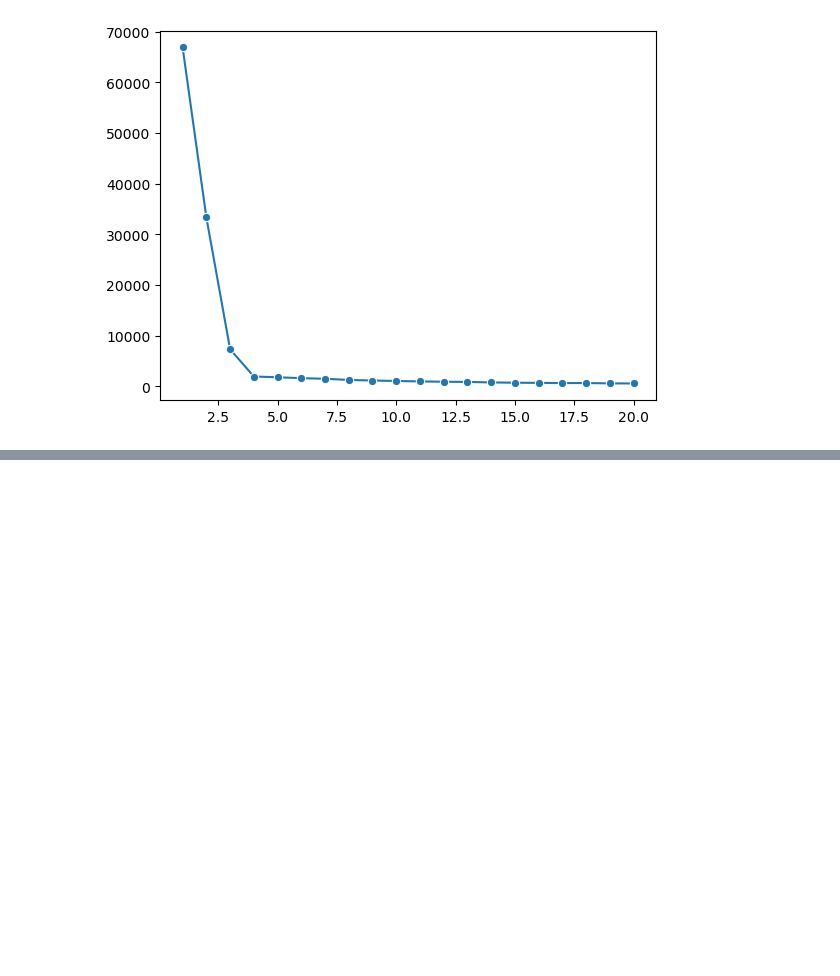
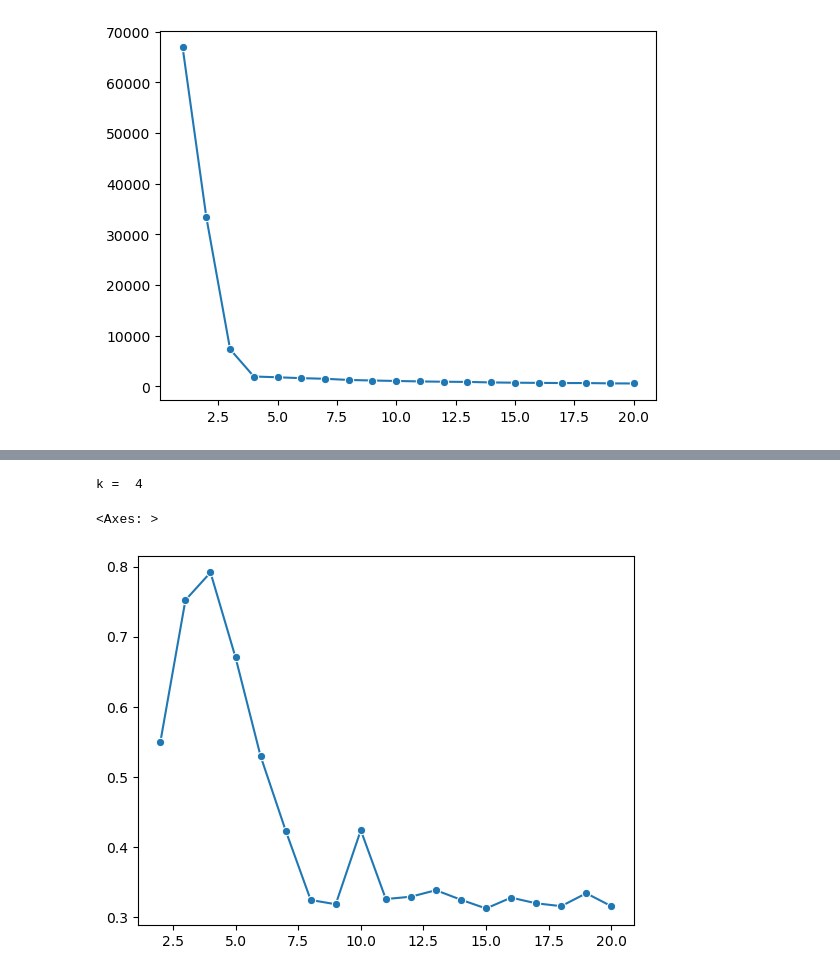
Before and after one commit to SyedMaaz786/AI_ML_Learning, a Jupyter notebook: 5-Unsupervised_Learning/01-k_means_clustering.ipynb, the cells around one changed output, grey strips where cells are left out. Saved outputs shown, nothing was run; the diff lists cells and outputs as text; code cells hidden in the pictures; blank space fills up the shorter version.

Commit message:
K Means Clustering

```diff
--- a/5-Unsupervised_Learning/01-k_means_clustering.ipynb
+++ b/5-Unsupervised_Learning/01-k_means_clustering.ipynb
@@ -52,0 +67,5 @@ sns.lineplot(x=range(1, 21), y=wcss, marker='o')  #where x=k, y=wcss
+# %%
+knee = KneeLocator(range(1,21), wcss, curve="convex", direction="decreasing")
+print("k = ", knee.elbow)
+# %% [output]
+k =  4
@@ -52,0 +76,12 @@ sns.lineplot(x=range(1, 21), y=wcss, marker='o')  #where x=k, y=wcss
+# %%
+ss=[]
+for k in range(2, 21):
+    kmeans=KMeans(n_clusters=k)
+    labels=kmeans.fit_predict(X)
+    ss.append(silhouette_score(X, labels))
+# %%
+# Plotting k v/s ss
+sns.lineplot(x=range(2,21), y=ss, marker="o")
+# %% [output]
+<Axes: >
+[figure, added]
```
Also changed, not shown: parts of 3 cells of this notebook, 1 other file.
